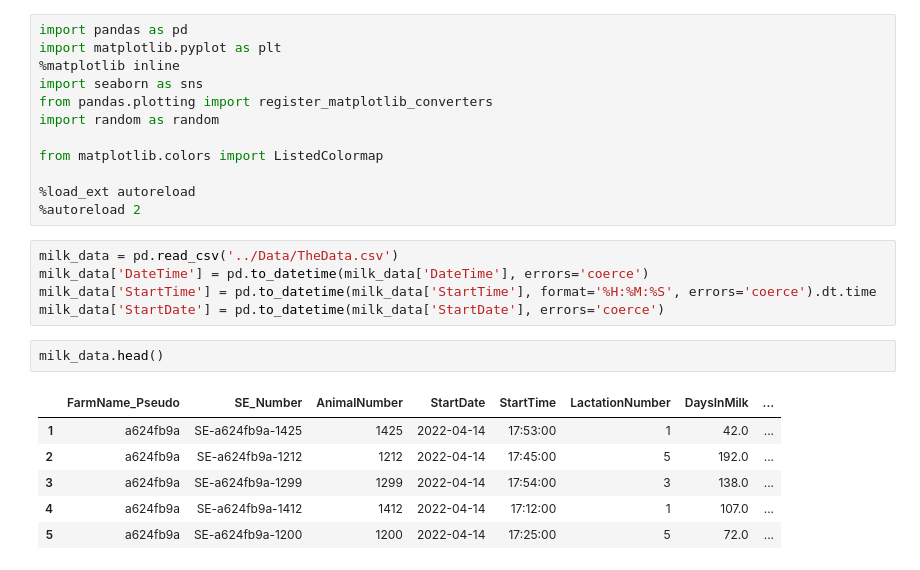
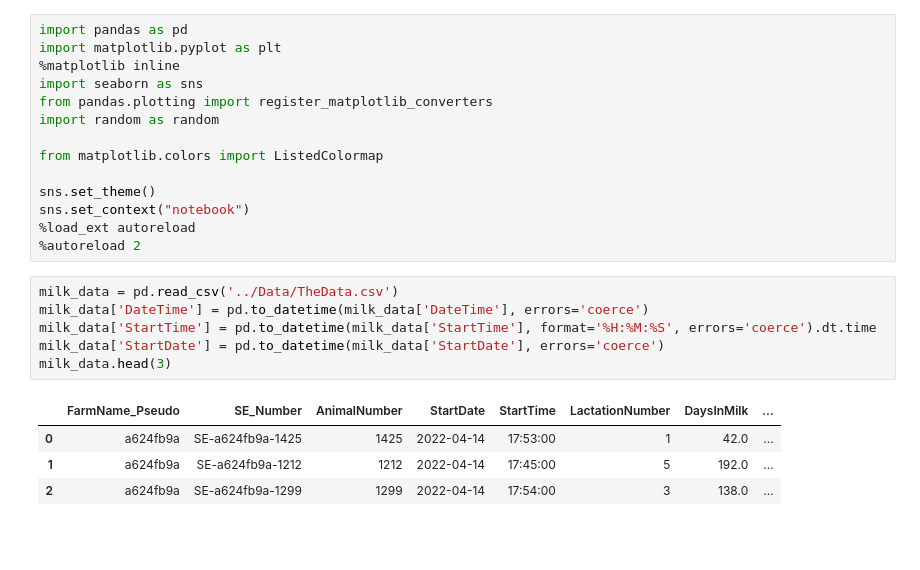
Before and after one commit to axeUUeng/HeatStressEvaluation, a Jupyter notebook: Modeling/DataExploration.ipynb, the cells around one changed output. Saved outputs shown, nothing was run; the diff lists cells and outputs as text; blank space fills up the shorter version.

```diff
--- a/Modeling/DataExploration.ipynb
+++ b/Modeling/DataExploration.ipynb
@@ -8,20 +8,19 @@ import random as random
 
 from matplotlib.colors import ListedColormap
 
+sns.set_theme()
+sns.set_context("notebook")
 %load_ext autoreload
 %autoreload 2
 # %%
 milk_data = pd.read_csv('../Data/TheData.csv')
 milk_data['DateTime'] = pd.to_datetime(milk_data['DateTime'], errors='coerce')
 milk_data['StartTime'] = pd.to_datetime(milk_data['StartTime'], format='%H:%M:%S', errors='coerce').dt.time
 milk_data['StartDate'] = pd.to_datetime(milk_data['StartDate'], errors='coerce')
+milk_data.head(3)
+# %% [output]
+|  | FarmName_Pseudo | SE_Number | AnimalNumber | StartDate | StartTime | LactationNumber | DaysInMilk | ... |
+| 0 | a624fb9a | SE-a624fb9a-1425 | 1425 | 2022-04-14 | 17:53:00 | 1 | 42.0 | ... |
+| 1 | a624fb9a | SE-a624fb9a-1212 | 1212 | 2022-04-14 | 17:45:00 | 5 | 192.0 | ... |
+| 2 | a624fb9a | SE-a624fb9a-1299 | 1299 | 2022-04-14 | 17:54:00 | 3 | 138.0 | ... |
-# %%
-milk_data.head()
-# %% [output]
-|  | FarmName_Pseudo | SE_Number | AnimalNumber | StartDate | StartTime | LactationNumber | DaysInMilk | ... |
-| 1 | a624fb9a | SE-a624fb9a-1425 | 1425 | 2022-04-14 | 17:53:00 | 1 | 42.0 | ... |
-| 2 | a624fb9a | SE-a624fb9a-1212 | 1212 | 2022-04-14 | 17:45:00 | 5 | 192.0 | ... |
-| 3 | a624fb9a | SE-a624fb9a-1299 | 1299 | 2022-04-14 | 17:54:00 | 3 | 138.0 | ... |
-| 4 | a624fb9a | SE-a624fb9a-1412 | 1412 | 2022-04-14 | 17:12:00 | 1 | 107.0 | ... |
-| 5 | a624fb9a | SE-a624fb9a-1200 | 1200 | 2022-04-14 | 17:25:00 | 5 | 72.0 | ... |
 # %%
```
Also changed, not shown: parts of 4 cells of this notebook.
